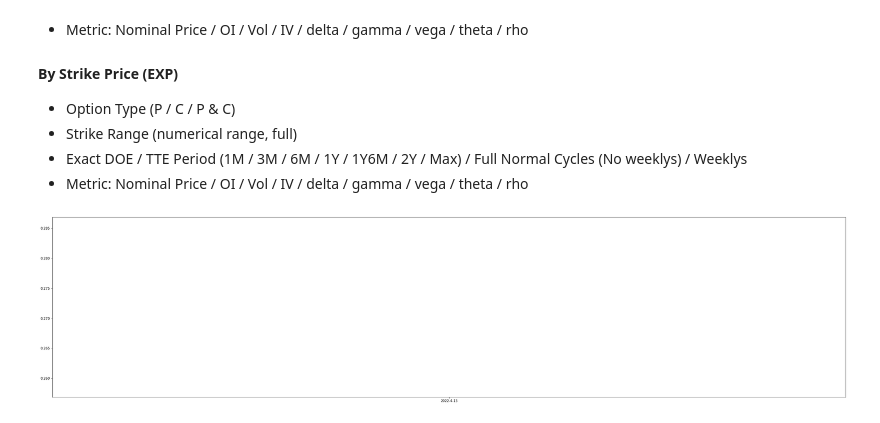
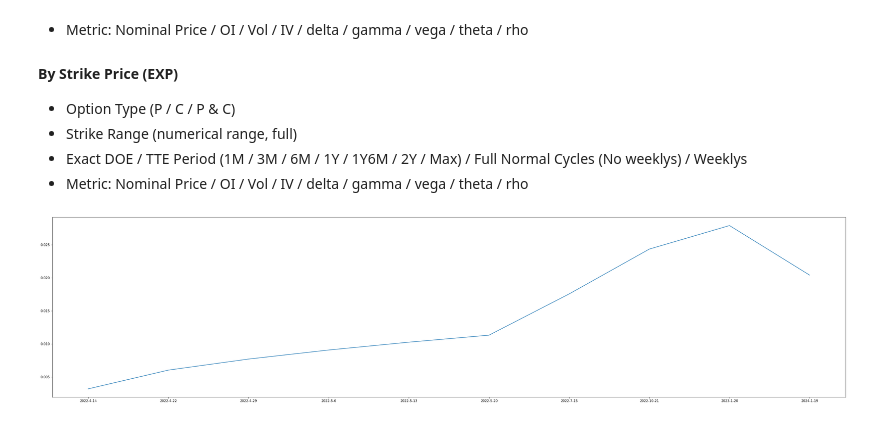
Before and after one commit to ilyakrasavin/geenie-options, a Jupyter notebook: Pricing/plotting.ipynb, the cells around one changed output. Cells and saved outputs as stored; diff of their text form; code cells hidden in the pictures.

Commit message:
StrikeRange x DOE prototype

```diff
--- a/Pricing/plotting.ipynb
+++ b/Pricing/plotting.ipynb
@@ -340,4 +405,4 @@ class PlottingMain:
 # %%
-PlottingMain.plotDoeATM('C', ['exact', '2022-4-13'], 'vega', 500)
+PlottingMain.plotDoeATM('C', ['range', 'MAX'], 'vega', 8)
 # %% [output]
-[figure, old version]
+[figure, new version]
```
Also changed, not shown: parts of 2 cells of this notebook, 5 other files.
